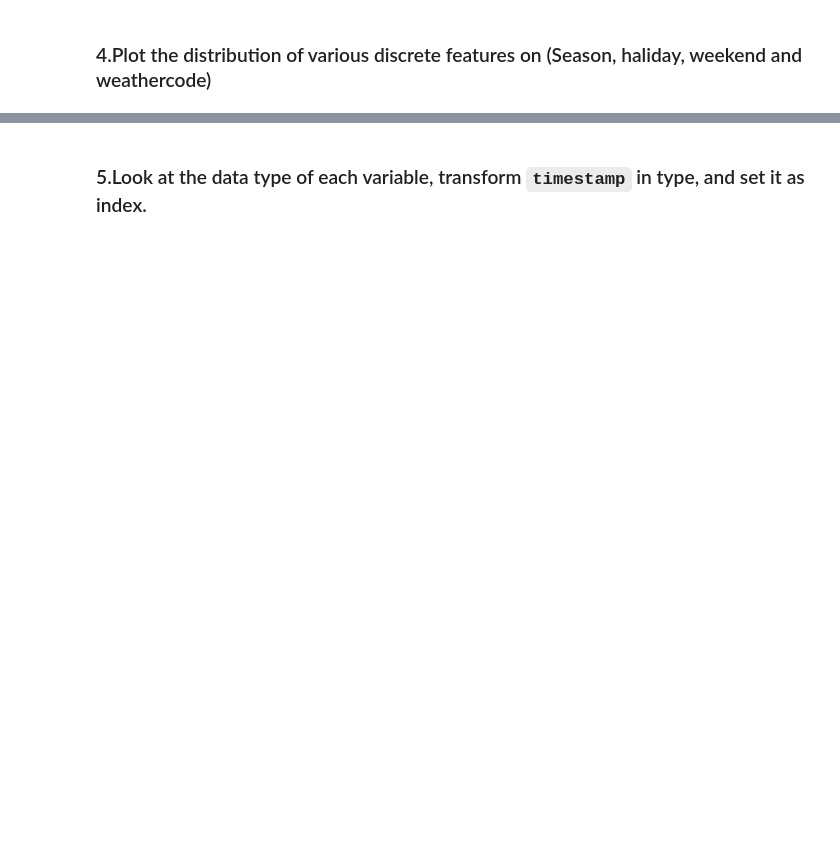
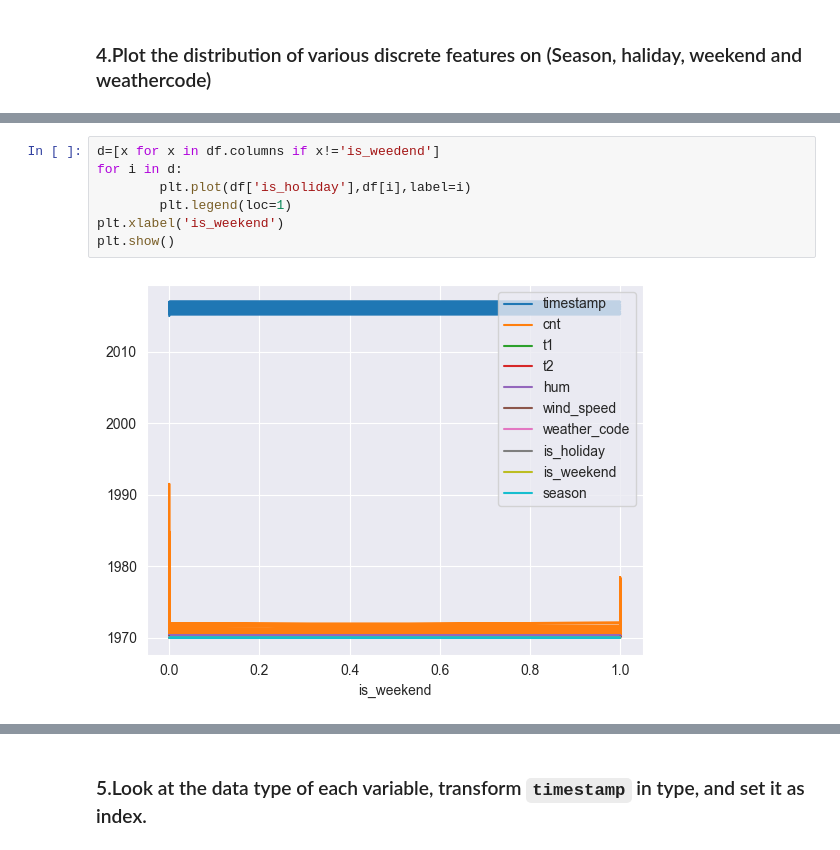
Before and after one commit to fenyx-it-academy/Class7-Week20-Data-Visualization-Seaborn-Matplotlib, a Jupyter notebook: Data_Visualisation_(Seaborn_Matplotlib).ipynb, the cells around one changed output, grey strips where cells are left out. Saved outputs shown, nothing was run; the diff lists cells and outputs as text; blank space fills up the shorter version.

```diff
--- a/Data_Visualisation_(Seaborn_Matplotlib).ipynb
+++ b/Data_Visualisation_(Seaborn_Matplotlib).ipynb
@@ -70,0 +134,9 @@ warnings.filterwarnings("ignore")
+# %%
+d=[x for x in df.columns if x!='is_weedend']
+for i in d:
+        plt.plot(df['is_holiday'],df[i],label=i)
+        plt.legend(loc=1)
+plt.xlabel('is_weekend')
+plt.show()
+# %% [output]
+[figure, added]
```
Also changed, not shown: parts of 49 cells of this notebook.
